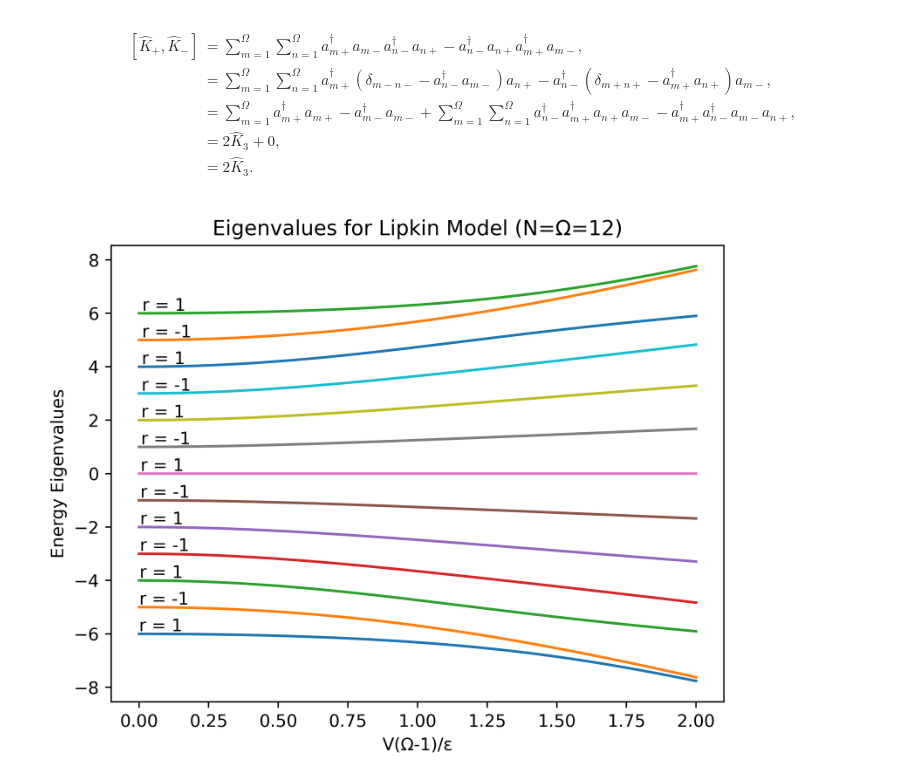
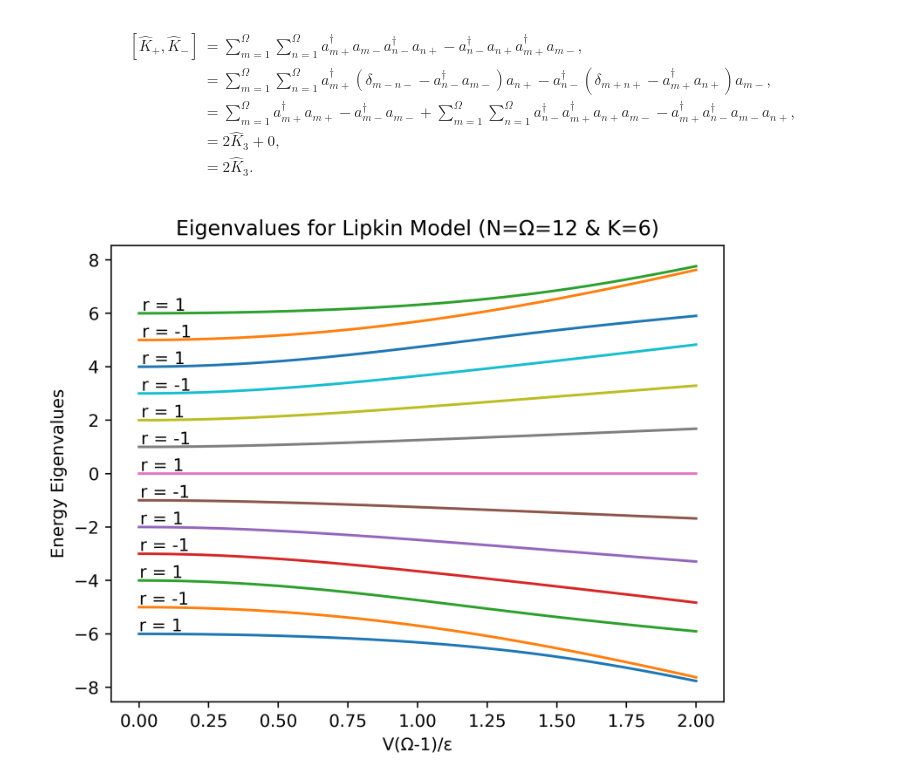
Before and after one commit to BrandonHenke/LipkinModel, a Jupyter notebook: lipkin-model.ipynb, the cells around one changed output. Cells and saved outputs as stored; diff of their text form; code cells hidden in the pictures.

```diff
--- a/lipkin-model.ipynb
+++ b/lipkin-model.ipynb
@@ -56,44 +59,51 @@ K_m = np.sqrt(K*(K+1)*sps.eye(K_3.shape[0]) - K_3@(K_3-sps.eye(K_3.shape[0])))@K
 eigs = []
 eigv = []
 H = []
-
-for v in V:
-	h = ε * K_3 - 0.5*v*(K_p@K_p+K_m@K_m)
-	H.append(h)
-	λ,ω = np.linalg.eig(h.toarray())
-	λ = λ.real
-	inds = np.argsort(λ)
-	eigs.append(λ[inds])
-	eigv.append(ω[:,inds])
-
-eigs = np.array(eigs)
-eigv = np.array(eigv)
+for k in range(int(N/2)+1):
+	K_3,K_p,K_m = K(k)
+	es = []
+	ev = []
+	Hs = []
+	for v in V:
+		h = ε * K_3 - 0.5*v*(K_p@K_p+K_m@K_m)
+		Hs.append(h)
+		λ,ω = np.linalg.eig(h.toarray())
+		λ = λ.real
+		inds = np.argsort(λ)
+		es.append(λ[inds])
+		ev.append(ω[:,inds])
+	es = np.array(es)
+	ev = np.array(ev)
+	Hs = np.array(Hs)
+	eigs.append(es)
+	eigv.append(ev)
+	H.append(Hs)
 # %%
 r = []
-for n in range(len(k)):
-	if k[n] % 1 == 0:
-		if k[n] % 2 == 0:
+for n in range(K_3.shape[0]):
+	if K_3.toarray()[n,n] % 1 == 0:
+		if K_3.toarray()[n,n] % 2 == 0:
 			r.append(1)
 		else:
 			r.append(-1)
 	else:
-		if (k[n]+0.5) % 2 == 1:
+		if (K_3.toarray()[n,n]+0.5) % 2 == 1:
 			r.append(1j)
 		else:
 			r.append(-1j)
 # %%
 fig = plt.figure(dpi=500)
-plt.plot(V*(Ω-1)/ε,eigs)
-plt.title(r"Eigenvalues for Lipkin Model (N=Ω=12)")
+plt.plot(V*(Ω-1)/ε,eigs[-1])
+plt.title(r"Eigenvalues for Lipkin Model (N=Ω=12 & K=6)")
 plt.ylabel(r"Energy Eigenvalues")
 plt.xlabel(r"V(Ω-1)/ε")
 
 for n in range(len(r)):
 	plt.annotate(
 		f"r = {r[n]}",
-		((V*(Ω-1)/ε)[n],eigs[0,n]+0.1),
+		((V*(Ω-1)/ε)[n],eigs[-1][0,n]+0.1),
 	)
 
 plt.show()
 # %% [output]
-[figure, old version]
+[figure, new version]
```
Also changed, not shown: parts of 9 cells of this notebook, 4 other files.
